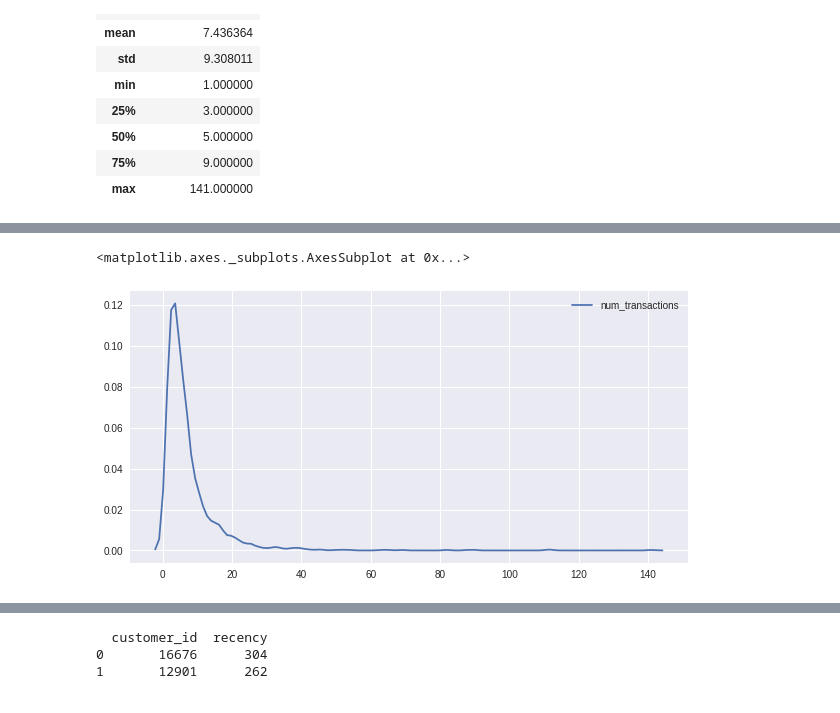
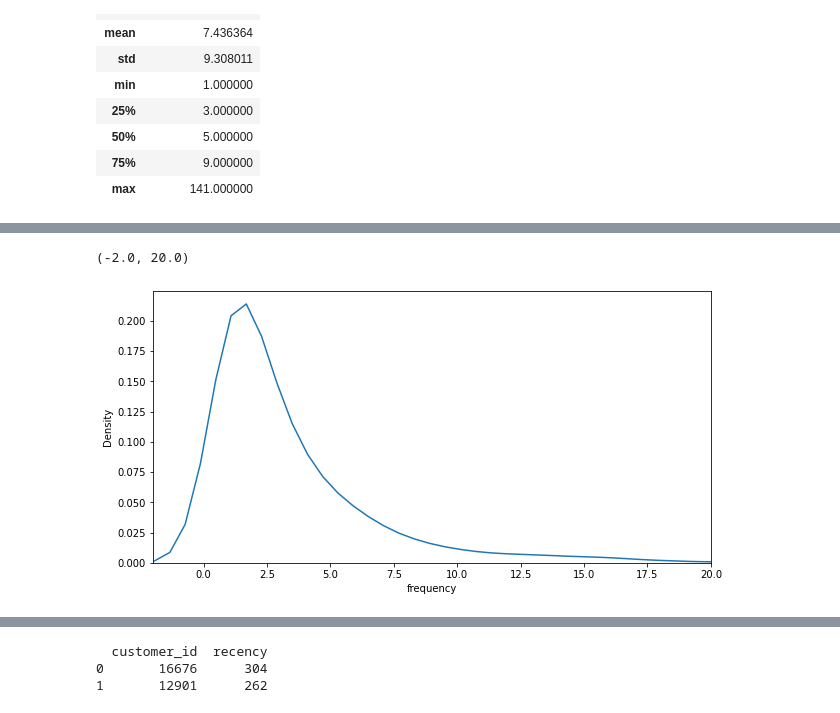
Before and after one commit to auguste-dupin/tf_lifetimes, a Jupyter notebook: notebooks/Exploration.ipynb, the cells around one changed output, grey strips where cells are left out. Drawn from its saved outputs; the diff is of its cells as text; code cells hidden in the pictures.

```diff
--- a/notebooks/Exploration.ipynb
+++ b/notebooks/Exploration.ipynb
@@ -130,4 +130,4 @@ def config(df_original):
 
     return df
 
-config(df_original)
+df = config(df_original)
@@ -186,6 +183,8 @@ FROM
   FROM
     `{}.{}.{}`) mm
 """
+# %%
+sh = df[df['difference'] < 250]
 # %% [markdown]
 ### RFMT
 # %%
@@ -216,3 +215,9 @@ df_repeat_transactions.describe()
 | 50% | 5.000000 |
 | 75% | 9.000000 |
 | max | 141.000000 |
+# %%
+df_repeat = sh.copy()
+df_repeat['count'] = 1
+df_repeat = df_repeat.groupby(by=['CustomerID','difference']).count().reset_index()['CustomerID'].value_counts()
+df_repeat.name = 'frequency'
+df_repeat
@@ -219,6 +237,6 @@ df_repeat_transactions.describe()
 # %%
 fig, axs = plt.subplots(figsize=(10, 5))
-sns.kdeplot(df_repeat_transactions['num_transactions'])
+sns.kdeplot(df_repeat).set_xlim(-2, 20)
 # %% [output]
-<matplotlib.axes._subplots.AxesSubplot at 0x...>
+(-2.0, 20.0)
-[figure, old version]
+[figure, new version]
```
Also changed, not shown: parts of 8 cells of this notebook, 1 other file.
